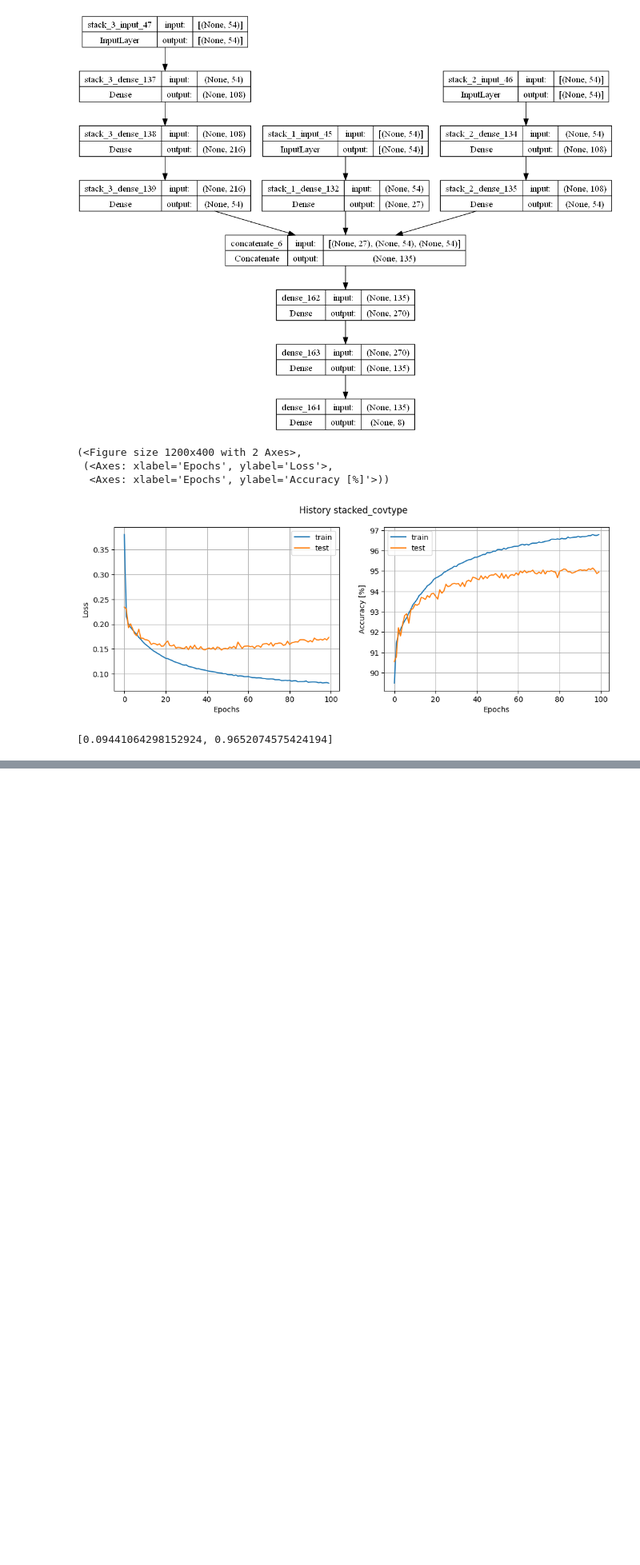
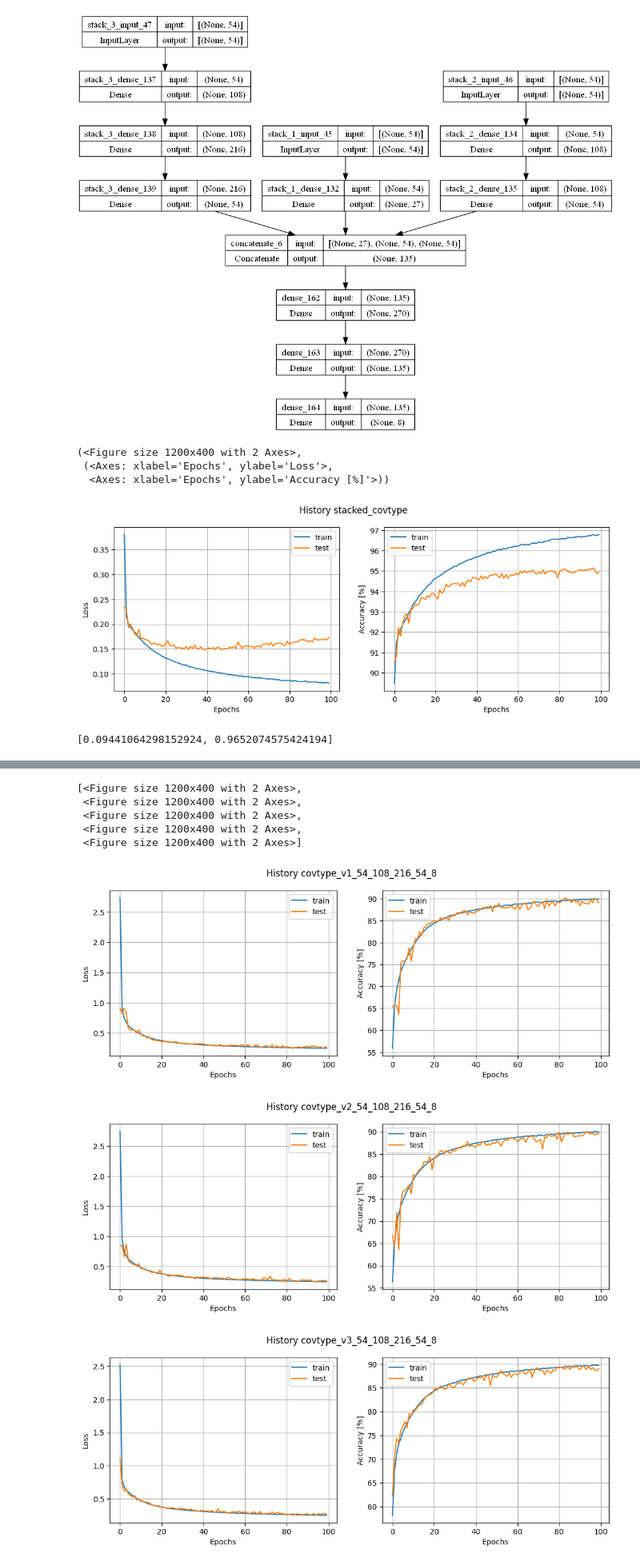
Before and after one commit to Ichtiostega/masters-project, a Jupyter notebook: MastersProject.ipynb, the cells around one changed output, grey strips where cells are left out. Shown at 80% size. Saved outputs shown, nothing was run; the diff lists cells and outputs as text; code cells hidden in the pictures; blank space fills up the shorter version.

Commit message:
Test with multiple same base models and compared to single model stack.

```diff
--- a/MastersProject.ipynb
+++ b/MastersProject.ipynb
@@ -290,0 +295,21 @@ stacked_evaluate(covtype_stacked_model, xts, yts, batch_size=256, verbose=0)
+# %%
+same_models_data = []
+for i in range(1, 6):
+    print(f'Model: {i}')
+    xtr, xts, ytr, yts = get_covtype(train_size=0.8, shuffle=True)
+    same_models_data.extend(
+        fit_multiple_dense(
+            [[54, 108, 216, 54, 8]],
+            xtr,
+            ytr,
+            validation_data=(xts, yts),
+            group_name=f"covtype_v{i}",
+            epochs=100,
+            batch_size=256,
+            verbose=0,
+        )
+    )
+[
+    [name, model.evaluate(xts, yts, batch_size=256, verbose=0)]
+    for name, model, _ in same_models_data
+]
@@ -290,0 +327,11 @@ stacked_evaluate(covtype_stacked_model, xts, yts, batch_size=256, verbose=0)
+# %%
+[plot_history(history, name)[0] for name, _, history in same_models_data]
+# %% [output]
+[<Figure size 1200x400 with 2 Axes>,
+ <Figure size 1200x400 with 2 Axes>,
+ <Figure size 1200x400 with 2 Axes>,
+ <Figure size 1200x400 with 2 Axes>,
+ <Figure size 1200x400 with 2 Axes>]
+[figure, added]
+[figure, added]
+[figure, added]
```
Also changed, not shown: parts of 15 cells of this notebook, 14 other files.
